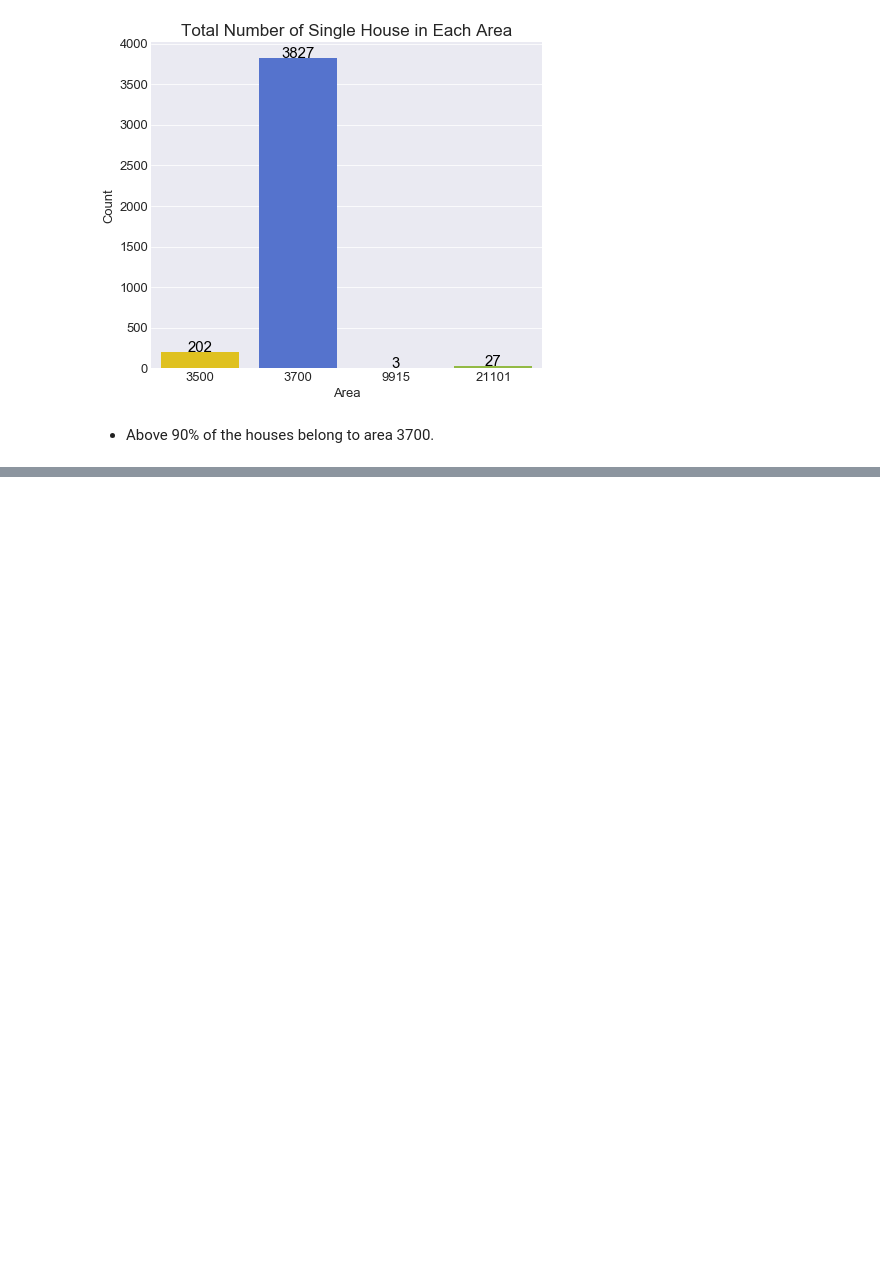
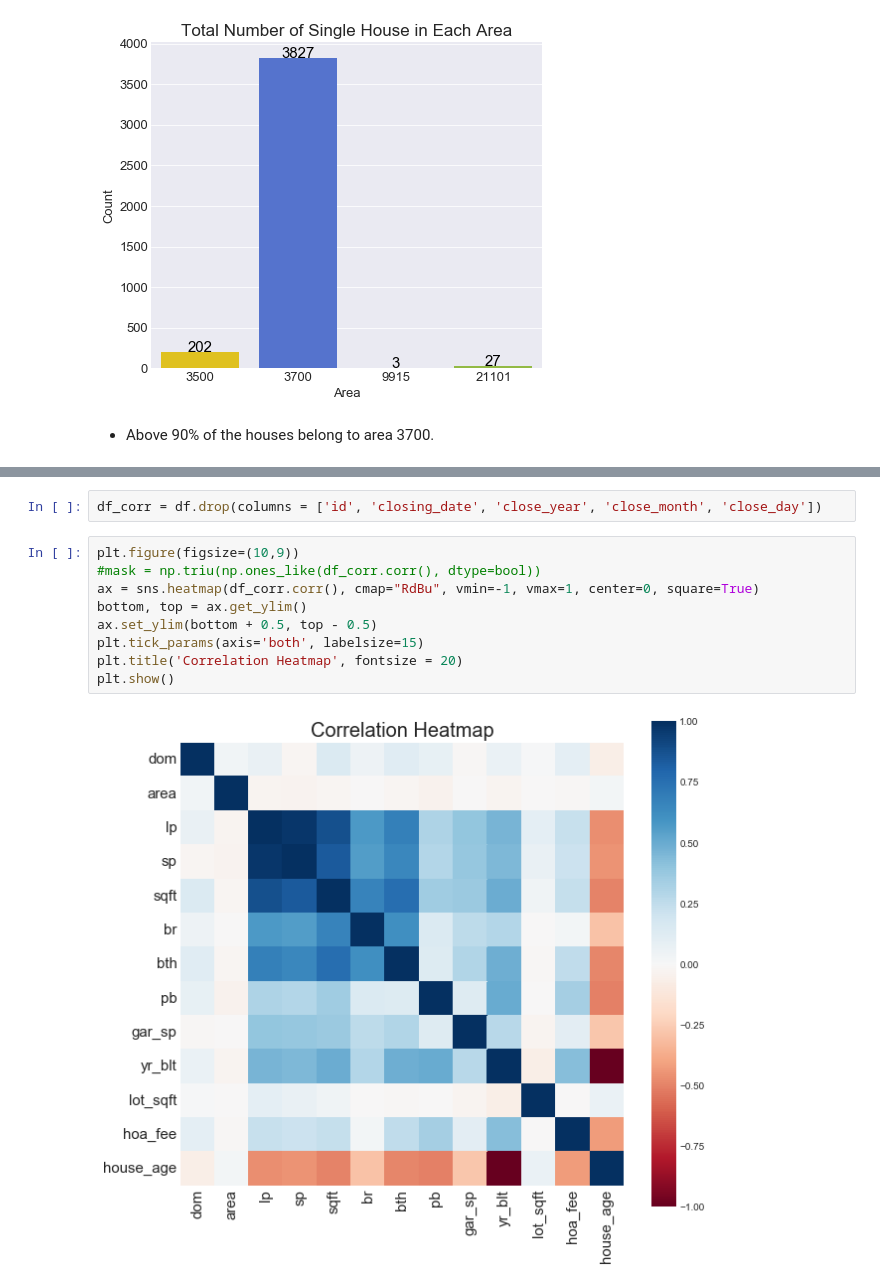
Before and after one commit to jkaikong/Residential_Market_Analysis, a Jupyter notebook: Residential_Market_Analysis_S2.ipynb, the cells around one changed output, grey strips where cells are left out. Drawn from its saved outputs; the diff is of its cells as text; blank space fills up the shorter version.

```diff
--- a/Residential_Market_Analysis_S2.ipynb
+++ b/Residential_Market_Analysis_S2.ipynb
@@ -320,0 +378,13 @@ plt.show()
+# %%
+df_corr = df.drop(columns = ['id', 'closing_date', 'close_year', 'close_month', 'close_day'])
+# %%
+plt.figure(figsize=(10,9))
+#mask = np.triu(np.ones_like(df_corr.corr(), dtype=bool))
+ax = sns.heatmap(df_corr.corr(), cmap="RdBu", vmin=-1, vmax=1, center=0, square=True)
+bottom, top = ax.get_ylim()
+ax.set_ylim(bottom + 0.5, top - 0.5)
+plt.tick_params(axis='both', labelsize=15)
+plt.title('Correlation Heatmap', fontsize = 20)
+plt.show()
+# %% [output]
+[figure, added]
```
Also changed, not shown: parts of 8 cells of this notebook.
